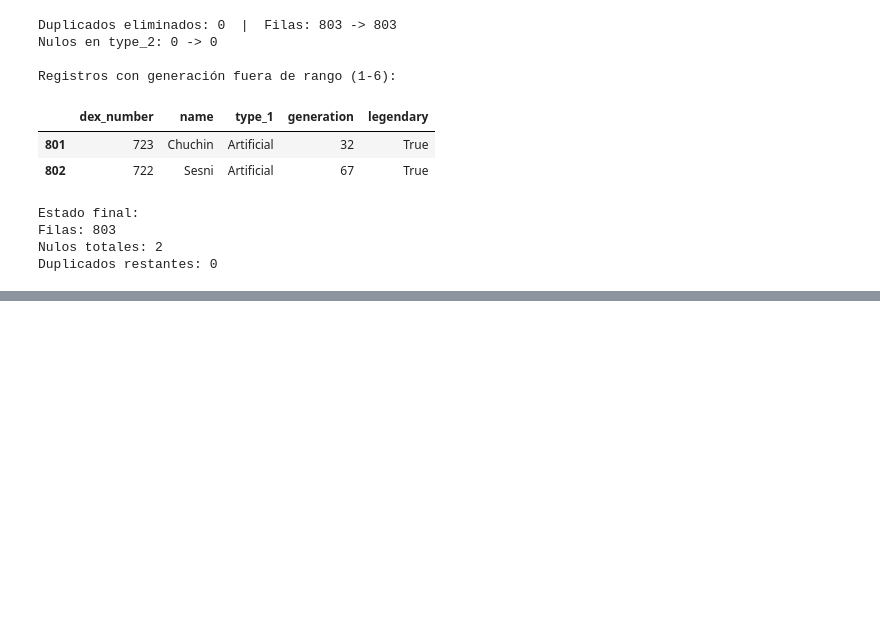
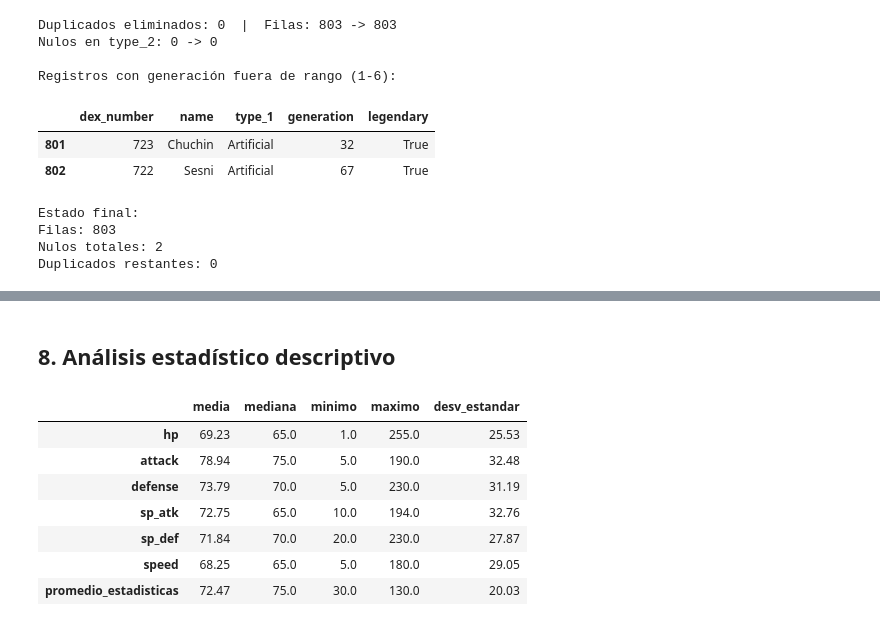
Before and after one commit to DevFntxy/ECBD_9A_IDGS_PRACTICAS_230892, a Jupyter notebook: Practica08/Practica08.ipynb, the cells around one changed output, grey strips where cells are left out. Cells and saved outputs as stored; diff of their text form; code cells hidden in the pictures; blank space fills up the shorter version.

```diff
--- a/Practica08/Practica08.ipynb
+++ b/Practica08/Practica08.ipynb
@@ -219,0 +251,17 @@ Duplicados restantes: 0
+# %% [markdown]
+## 8. Análisis estadístico descriptivo
+# %%
+dfv = df[df["generacion_valida"]].copy()  # se excluyen los 2 registros especiales
+
+resumen = dfv[stats_cols + ["promedio_estadisticas"]].agg(["mean", "median", "min", "max", "std"]).T
+resumen.columns = ["media", "mediana", "minimo", "maximo", "desv_estandar"]
+resumen.round(2)
+# %% [output]
+|  | media | mediana | minimo | maximo | desv_estandar |
+| hp | 69.23 | 65.0 | 1.0 | 255.0 | 25.53 |
+| attack | 78.94 | 75.0 | 5.0 | 190.0 | 32.48 |
+| defense | 73.79 | 70.0 | 5.0 | 230.0 | 31.19 |
+| sp_atk | 72.75 | 65.0 | 10.0 | 194.0 | 32.76 |
+| sp_def | 71.84 | 70.0 | 20.0 | 230.0 | 27.87 |
+| speed | 68.25 | 65.0 | 5.0 | 180.0 | 29.05 |
+| promedio_estadisticas | 72.47 | 75.0 | 30.0 | 130.0 | 20.03 |
```
Also changed, not shown: parts of 20 cells of this notebook, 1 other file.
